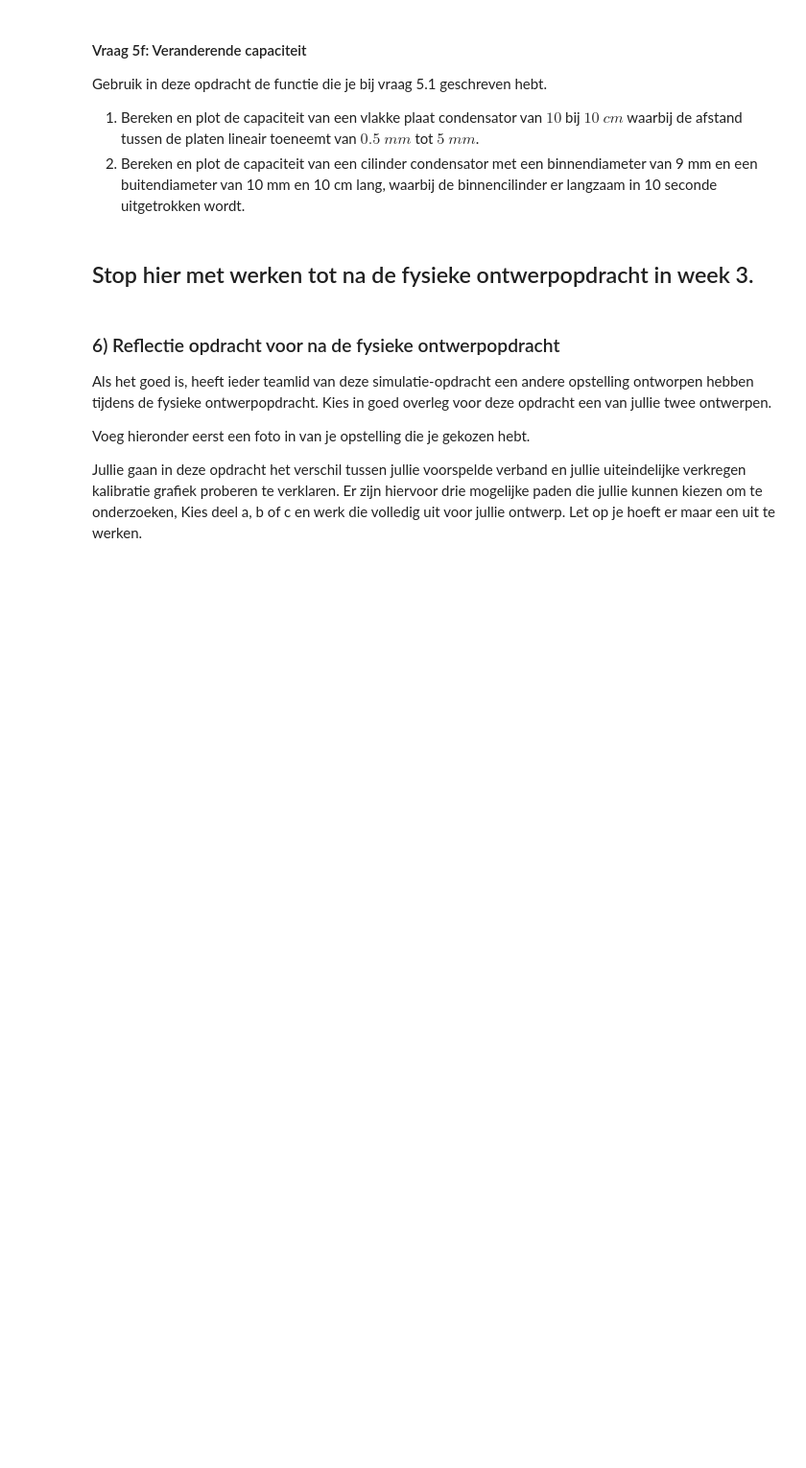
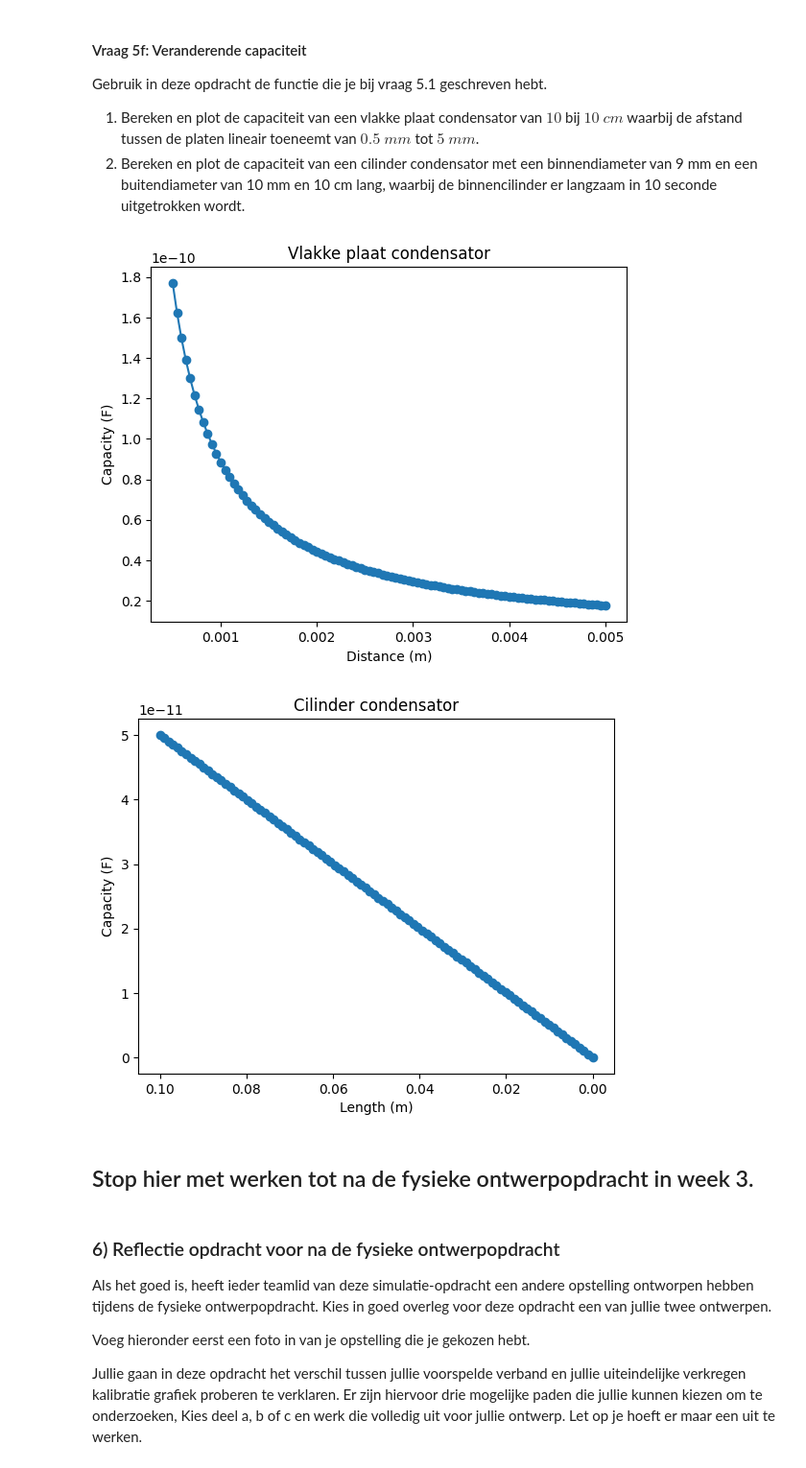
Before and after one commit to cedricleiden/DEF-D-opdrachten-Cedric-Peignier, a Jupyter notebook: DigitaleOntwerpopdrachten/1CondensatorOpdracht/CondensatorOntwerpopdracht.ipynb, the cells around one changed output. Shown at 96% size. Cells and saved outputs as stored; diff of their text form; code cells hidden in the pictures; blank space fills up the shorter version.

```diff
--- a/DigitaleOntwerpopdrachten/1CondensatorOpdracht/CondensatorOntwerpopdracht.ipynb
+++ b/DigitaleOntwerpopdrachten/1CondensatorOpdracht/CondensatorOntwerpopdracht.ipynb
@@ -814,9 +913,30 @@ Gebruik in deze opdracht de functie die je bij vraag 5.1 geschreven hebt.
 1. Bereken en plot de capaciteit van een vlakke plaat condensator van $10$ bij $10$ $cm$ waarbij de afstand tussen de platen lineair toeneemt van $0.5$ $mm$ tot $5$ $mm$.
 2. Bereken en plot de capaciteit van een cilinder condensator met een binnendiameter van 9 mm en een buitendiameter van 10 mm en 10 cm lang, waarbij de binnencilinder er langzaam in 10 seconde uitgetrokken wordt.
 # %%
-###
-###Jouw code hier###
-###
+d = np.linspace(0.5e-3,5e-3,100)
+C_vlak = vlakkeplaat(0.01,d,epsilon0)
+
+
+plt.title("Vlakke plaat condensator")
+plt.plot(d, C_vlak, 'o-')
+plt.xlabel("Distance (m)")
+plt.ylabel("Capacity (F)")
+plt.show()
+
+L = np.linspace(0.1,0,100)
+C_cilinder = cilinder(L, 0.009, 0.001, 2 * np.pi * epsilon0)
+
+plt.title("Cilinder condensator")
+plt.plot(L, C_cilinder, 'o-')
+plt.xlabel("Length (m)")
+plt.ylabel("Capacity (F)")
+plt.gca().invert_xaxis()
+#Deze plt.gca..... komt van chatgpt, ik wou aantonen dat de capaciteit in dit scenario lineair zou aflopen, maar door hoe matplotlip werkt
+#Wordt de x-as automatisch van 0 naar 0.1 doorlopen. Hierdoor draait de x-as om.
+plt.show()
+# %% [output]
+[figure, added]
+[figure, added]
 # %% [markdown]
 ## Stop hier met werken tot na de fysieke ontwerpopdracht in week 3.
 # %% [markdown]
```
Also changed, not shown: parts of 9 cells of this notebook.
